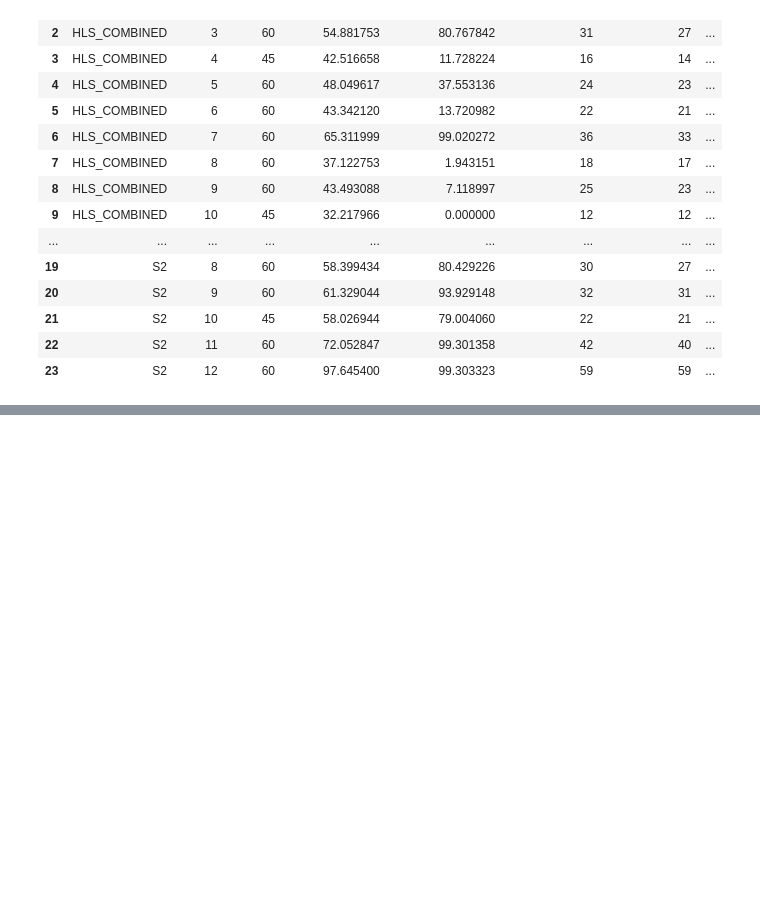
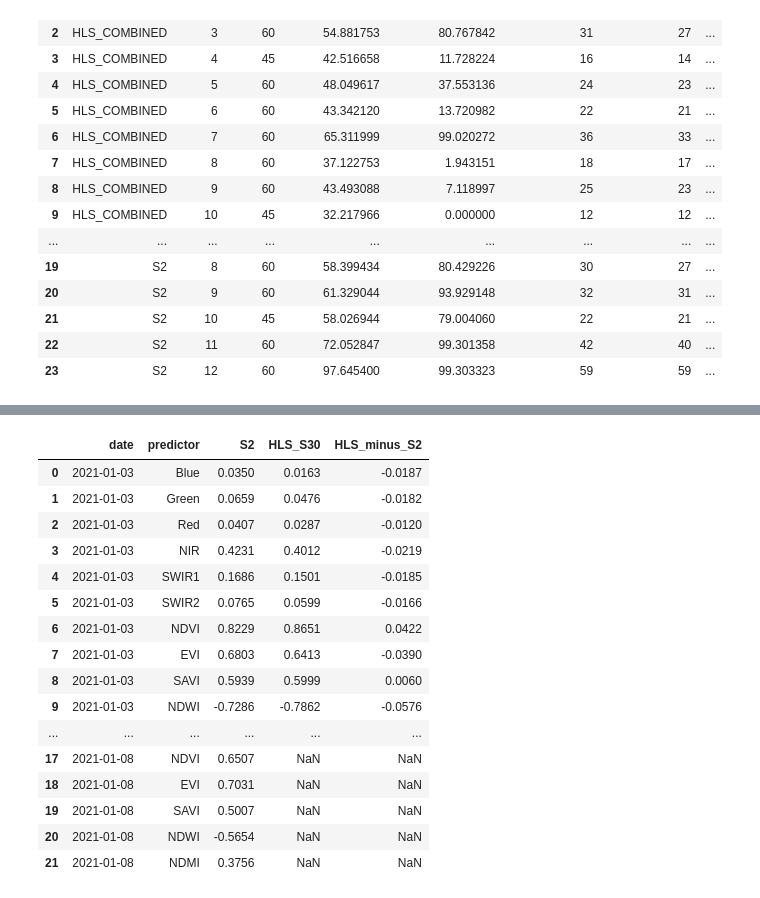
Before and after one commit to CrsMontes/26-et-downscaling-fundacion, a Jupyter notebook: notebooks/diagnostics/03_optical_source_selection.ipynb, the cells around one changed output, grey strips where cells are left out. Cells and saved outputs as stored; diff of their text form; code cells hidden in the pictures; blank space fills up the shorter version.

```diff
--- a/notebooks/diagnostics/03_optical_source_selection.ipynb
+++ b/notebooks/diagnostics/03_optical_source_selection.ipynb
@@ -3926,0 +6238,83 @@ display(
+# %%
+# ============================================================
+# Same-date spectral differences
+# ============================================================
+
+matched_wide = (
+    matched_date_comparison
+    .pivot(
+        index="date",
+        columns="source",
+        values=COMMON_PREDICTOR_BANDS,
+    )
+)
+
+
+difference_rows = []
+
+
+for date_key in shared_test_dates:
+
+    for predictor in COMMON_PREDICTOR_BANDS:
+
+        s2_value = (
+            matched_wide
+            .loc[
+                date_key,
+                (
+                    predictor,
+                    "S2",
+                ),
+            ]
+        )
+
+        hls_value = (
+            matched_wide
+            .loc[
+                date_key,
+                (
+                    predictor,
+                    "HLS_S30",
+                ),
+            ]
+        )
+
+        difference_rows.append(
+            {
+                "date": date_key,
+                "predictor": predictor,
+                "S2": s2_value,
+                "HLS_S30": hls_value,
+                "HLS_minus_S2": (
+                    hls_value
+                    - s2_value
+                ),
+            }
+        )
+
+
+matched_date_differences = pd.DataFrame(
+    difference_rows
+)
+
+display(
+    matched_date_differences.round(4)
+)
+# %% [output]
+|  | date | predictor | S2 | HLS_S30 | HLS_minus_S2 |
+| 0 | 2021-01-03 | Blue | 0.0350 | 0.0163 | -0.0187 |
+| 1 | 2021-01-03 | Green | 0.0659 | 0.0476 | -0.0182 |
+| 2 | 2021-01-03 | Red | 0.0407 | 0.0287 | -0.0120 |
+| 3 | 2021-01-03 | NIR | 0.4231 | 0.4012 | -0.0219 |
+| 4 | 2021-01-03 | SWIR1 | 0.1686 | 0.1501 | -0.0185 |
+| 5 | 2021-01-03 | SWIR2 | 0.0765 | 0.0599 | -0.0166 |
+| 6 | 2021-01-03 | NDVI | 0.8229 | 0.8651 | 0.0422 |
+| 7 | 2021-01-03 | EVI | 0.6803 | 0.6413 | -0.0390 |
+| 8 | 2021-01-03 | SAVI | 0.5939 | 0.5999 | 0.0060 |
+| 9 | 2021-01-03 | NDWI | -0.7286 | -0.7862 | -0.0576 |
+| ... | ... | ... | ... | ... | ... |
+| 17 | 2021-01-08 | NDVI | 0.6507 | NaN | NaN |
+| 18 | 2021-01-08 | EVI | 0.7031 | NaN | NaN |
+| 19 | 2021-01-08 | SAVI | 0.5007 | NaN | NaN |
+| 20 | 2021-01-08 | NDWI | -0.5654 | NaN | NaN |
+| 21 | 2021-01-08 | NDMI | 0.3756 | NaN | NaN |
```
Also changed, not shown: parts of 43 cells of this notebook, 29 other files.
